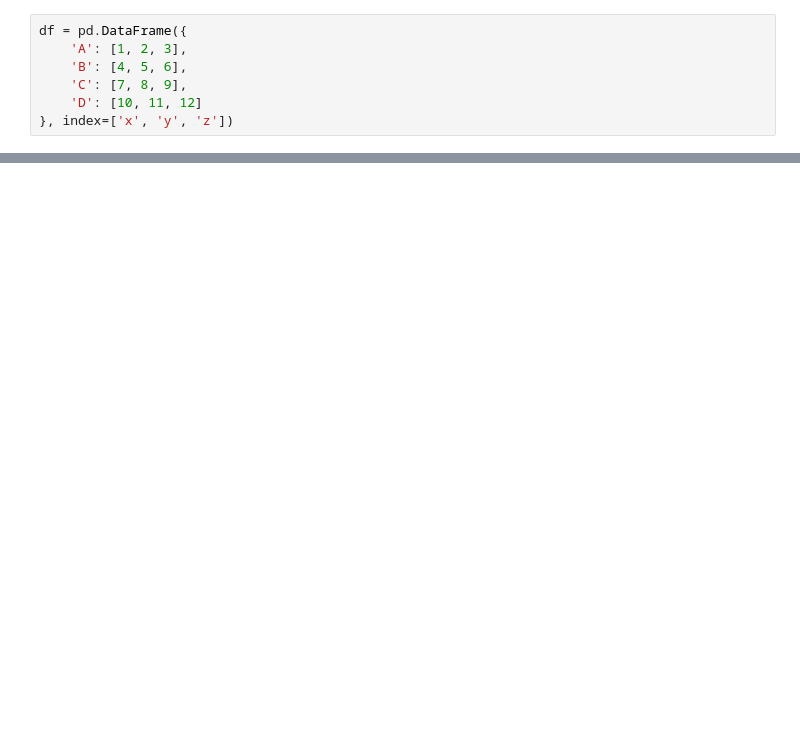
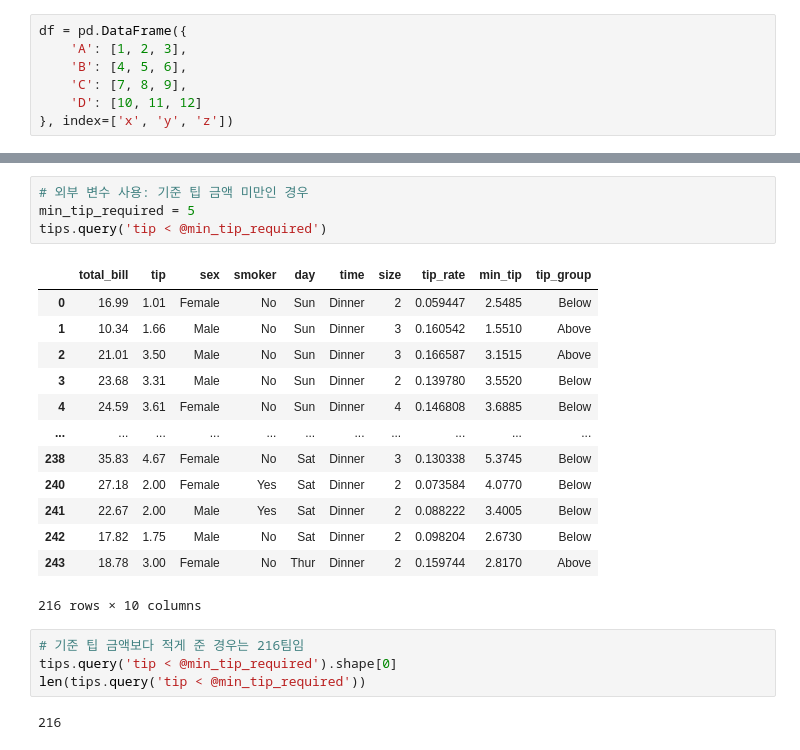
Before and after one commit to stat6503/PP2025, a Jupyter notebook: 4_2_pandas.ipynb, the cells around one changed output, grey strips where cells are left out. Cells and saved outputs as stored; diff of their text form; blank space fills up the shorter version.

```diff
--- a/4_2_pandas.ipynb
+++ b/4_2_pandas.ipynb
@@ -383,0 +961,24 @@ z  3  6  9  12
+# %%
+# 외부 변수 사용: 기준 팁 금액 미만인 경우
+min_tip_required = 5
+tips.query('tip < @min_tip_required')
+# %% [output]
+|  | total_bill | tip | sex | smoker | day | time | size | tip_rate | min_tip | tip_group |
+| 0 | 16.99 | 1.01 | Female | No | Sun | Dinner | 2 | 0.059447 | 2.5485 | Below |
+| 1 | 10.34 | 1.66 | Male | No | Sun | Dinner | 3 | 0.160542 | 1.5510 | Above |
+| 2 | 21.01 | 3.50 | Male | No | Sun | Dinner | 3 | 0.166587 | 3.1515 | Above |
+| 3 | 23.68 | 3.31 | Male | No | Sun | Dinner | 2 | 0.139780 | 3.5520 | Below |
+| 4 | 24.59 | 3.61 | Female | No | Sun | Dinner | 4 | 0.146808 | 3.6885 | Below |
+| ... | ... | ... | ... | ... | ... | ... | ... | ... | ... | ... |
+| 238 | 35.83 | 4.67 | Female | No | Sat | Dinner | 3 | 0.130338 | 5.3745 | Below |
+| 240 | 27.18 | 2.00 | Female | Yes | Sat | Dinner | 2 | 0.073584 | 4.0770 | Below |
+| 241 | 22.67 | 2.00 | Male | Yes | Sat | Dinner | 2 | 0.088222 | 3.4005 | Below |
+| 242 | 17.82 | 1.75 | Male | No | Sat | Dinner | 2 | 0.098204 | 2.6730 | Below |
+| 243 | 18.78 | 3.00 | Female | No | Thur | Dinner | 2 | 0.159744 | 2.8170 | Above |
+216 rows × 10 columns
+# %%
+# 기준 팁 금액보다 적게 준 경우는 216팀임
+tips.query('tip < @min_tip_required').shape[0]
+len(tips.query('tip < @min_tip_required'))
+# %% [output]
+216
```
Also changed, not shown: parts of 84 cells of this notebook, 20 other files.
